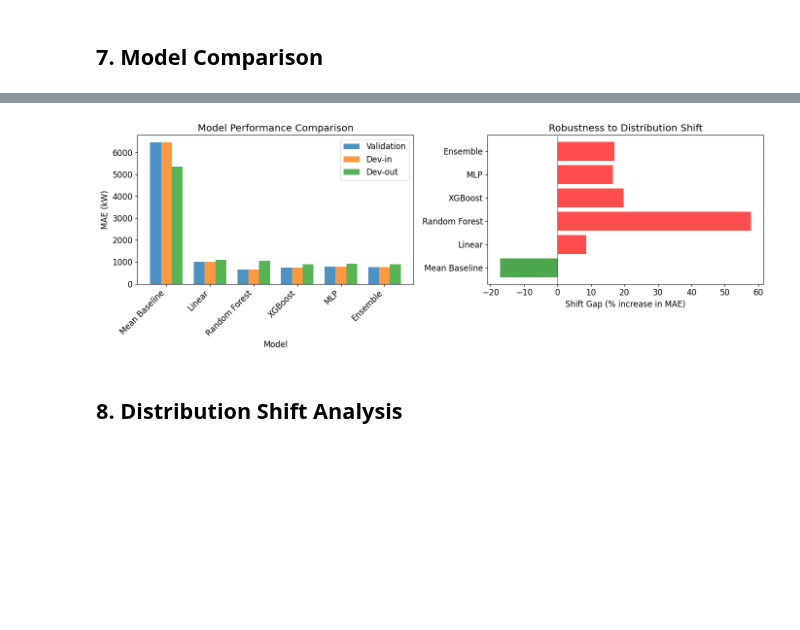
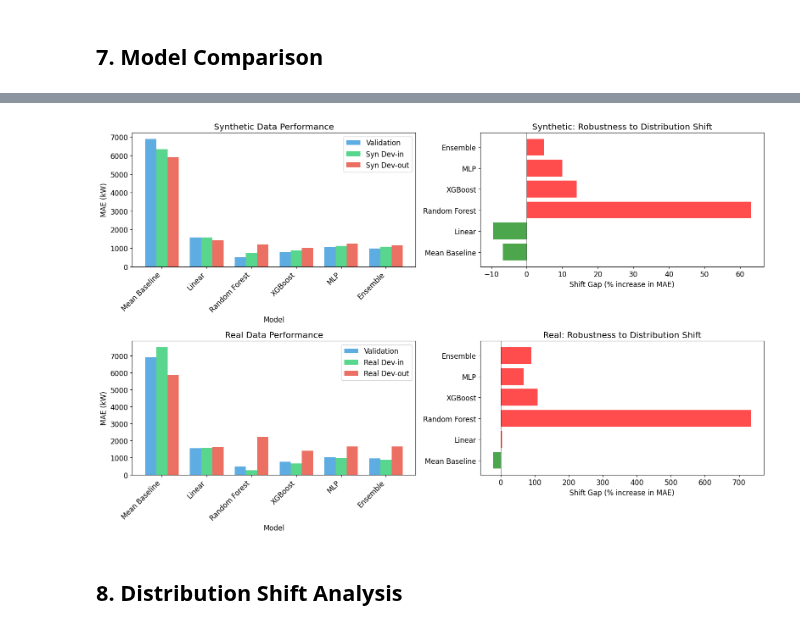
Before and after one commit to PropelSense/propulsion_prediction, a Jupyter notebook: train_models.ipynb, the cells around one changed output, grey strips where cells are left out. Saved outputs shown, nothing was run; the diff lists cells and outputs as text; code cells hidden in the pictures; blank space fills up the shorter version.

```diff
--- a/train_models.ipynb
+++ b/train_models.ipynb
@@ -464,13 +620,19 @@ Early stopping at epoch 61
 # %%
-# Evaluate ensemble with uncertainty
+# Evaluate ensemble with uncertainty on all dev sets
 ensemble_results = {}
 
-print("\nEnsemble Results:")
+eval_splits = [
+    ('val', (X_val, y_val)),
+    ('syn_dev_in', (X_syn_dev_in, y_syn_dev_in)),
+    ('syn_dev_out', (X_syn_dev_out, y_syn_dev_out)),
+    ('real_dev_in', (X_real_dev_in, y_real_dev_in)),
+    ('real_dev_out', (X_real_dev_out, y_real_dev_out))
+]
+
+print("\nDeep Ensemble Results:")
 print("="*70)
 
-for split_name, (X, y) in [('val', (X_val, y_val)),
-                            ('dev_in', (X_dev_in, y_dev_in)),
-                            ('dev_out', (X_dev_out, y_dev_out))]:
+for split_name, (X, y) in eval_splits:
     y_pred, epistemic, _ = ensemble.predict_with_uncertainty(X)
     uncertainty = np.sqrt(epistemic)  # Convert variance to std
 
@@ -592,35 +801,51 @@ Random Forest  654.629789  662.068744  1044.515119   382.446375      57.765357
 # %%
-# Visualization of model comparison
-fig, axes = plt.subplots(1, 2, figsize=(14, 5))
+# Visualization of model comparison - Synthetic vs Real
+fig, axes = plt.subplots(2, 2, figsize=(16, 10))
 
-# MAE comparison
-ax = axes[0]
-x = np.arange(len(comparison_df))
+# Top row: Synthetic data performance
+ax = axes[0, 0]
+x = np.arange(len(syn_comparison_df))
 width = 0.25
-
-ax.bar(x - width, comparison_df['val_mae'], width, label='Validation', alpha=0.8)
-ax.bar(x, comparison_df['dev_in_mae'], width, label='Dev-in', alpha=0.8)
-ax.bar(x + width, comparison_df['dev_out_mae'], width, label='Dev-out', alpha=0.8)
-
+ax.bar(x - width, syn_comparison_df['val_mae'], width, label='Validation', alpha=0.8, color='#3498db')
+ax.bar(x, syn_comparison_df['dev_in_mae'], width, label='Syn Dev-in', alpha=0.8, color='#2ecc71')
+ax.bar(x + width, syn_comparison_df['dev_out_mae'], width, label='Syn Dev-out', alpha=0.8, color='#e74c3c')
 ax.set_xlabel('Model')
 ax.set_ylabel('MAE (kW)')
-ax.set_title('Model Performance Comparison')
+ax.set_title('Synthetic Data Performance')
 ax.set_xticks(x)
-ax.set_xticklabels(comparison_df['Model'], rotation=45, ha='right')
+ax.set_xticklabels(syn_comparison_df['Model'], rotation=45, ha='right')
 ax.legend()
 
-# Shift gap comparison
-ax = axes[1]
-colors = ['green' if x < 0 else 'red' for x in comparison_df['shift_gap']]
-ax.barh(comparison_df['Model'], comparison_df['shift_gap_pct'], color=colors, alpha=0.7)
+ax = axes[0, 1]
+colors = ['green' if x < 0 else 'red' for x in syn_comparison_df['shift_gap']]
+ax.barh(syn_comparison_df['Model'], syn_comparison_df['shift_gap_pct'], color=colors, alpha=0.7)
 ax.set_xlabel('Shift Gap (% increase in MAE)')
-ax.set_title('Robustness to Distribution Shift')
+ax.set_title('Synthetic: Robustness to Distribution Shift')
+ax.axvline(x=0, color='black', linestyle='-', linewidth=0.5)
+
+# Bottom row: Real data performance
+ax = axes[1, 0]
+ax.bar(x - width, real_comparison_df['val_mae'], width, label='Validation', alpha=0.8, color='#3498db')
+ax.bar(x, real_comparison_df['dev_in_mae'], width, label='Real Dev-in', alpha=0.8, color='#2ecc71')
+ax.bar(x + width, real_comparison_df['dev_out_mae'], width, label='Real Dev-out', alpha=0.8, color='#e74c3c')
+ax.set_xlabel('Model')
+ax.set_ylabel('MAE (kW)')
+ax.set_title('Real Data Performance')
+ax.set_xticks(x)
+ax.set_xticklabels(real_comparison_df['Model'], rotation=45, ha='right')
+ax.legend()
+
+ax = axes[1, 1]
+colors = ['green' if x < 0 else 'red' for x in real_comparison_df['shift_gap']]
+ax.barh(real_comparison_df['Model'], real_comparison_df['shift_gap_pct'], color=colors, alpha=0.7)
+ax.set_xlabel('Shift Gap (% increase in MAE)')
+ax.set_title('Real: Robustness to Distribution Shift')
 ax.axvline(x=0, color='black', linestyle='-', linewidth=0.5)
 
 plt.tight_layout()
 plt.show()
 # %% [output]
-[figure, old version]
+[figure, new version]
 # %% [markdown]
 ## 8. Distribution Shift Analysis
 # %%
```
Also changed, not shown: parts of 30 cells of this notebook.
